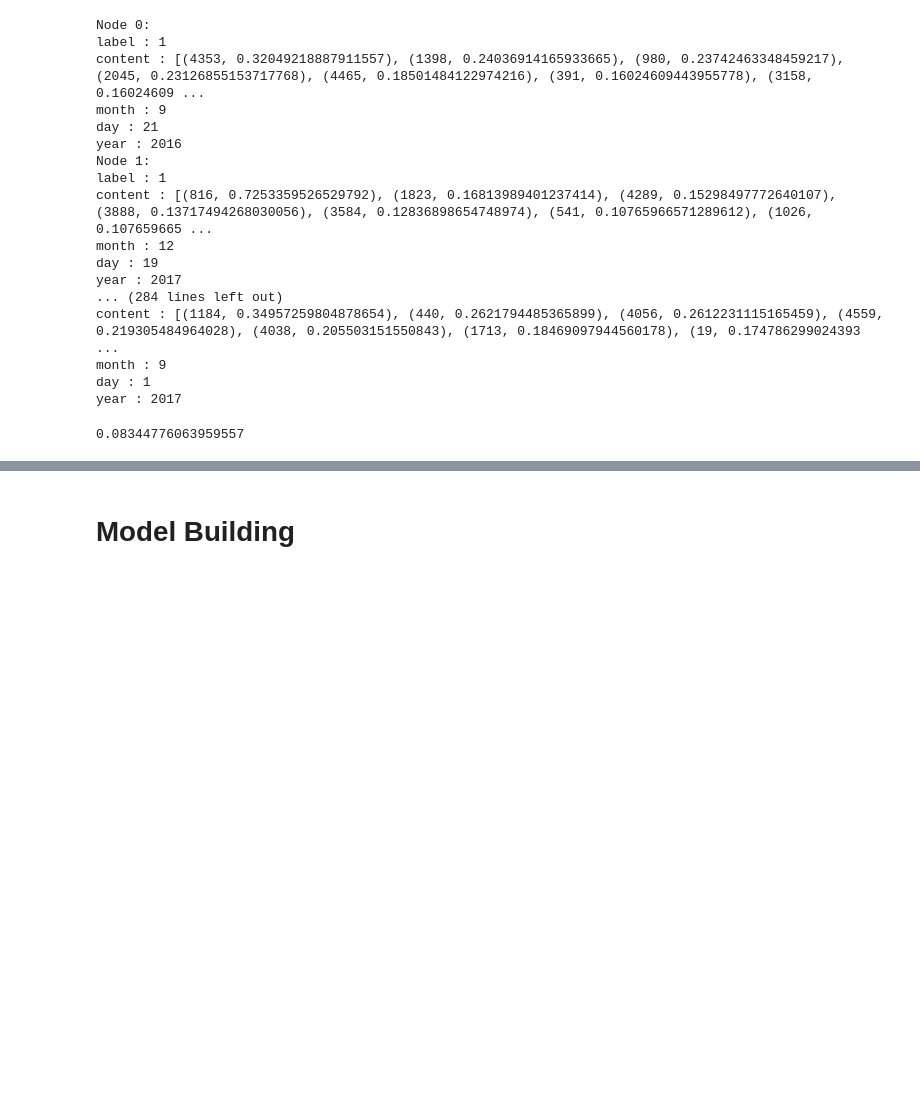
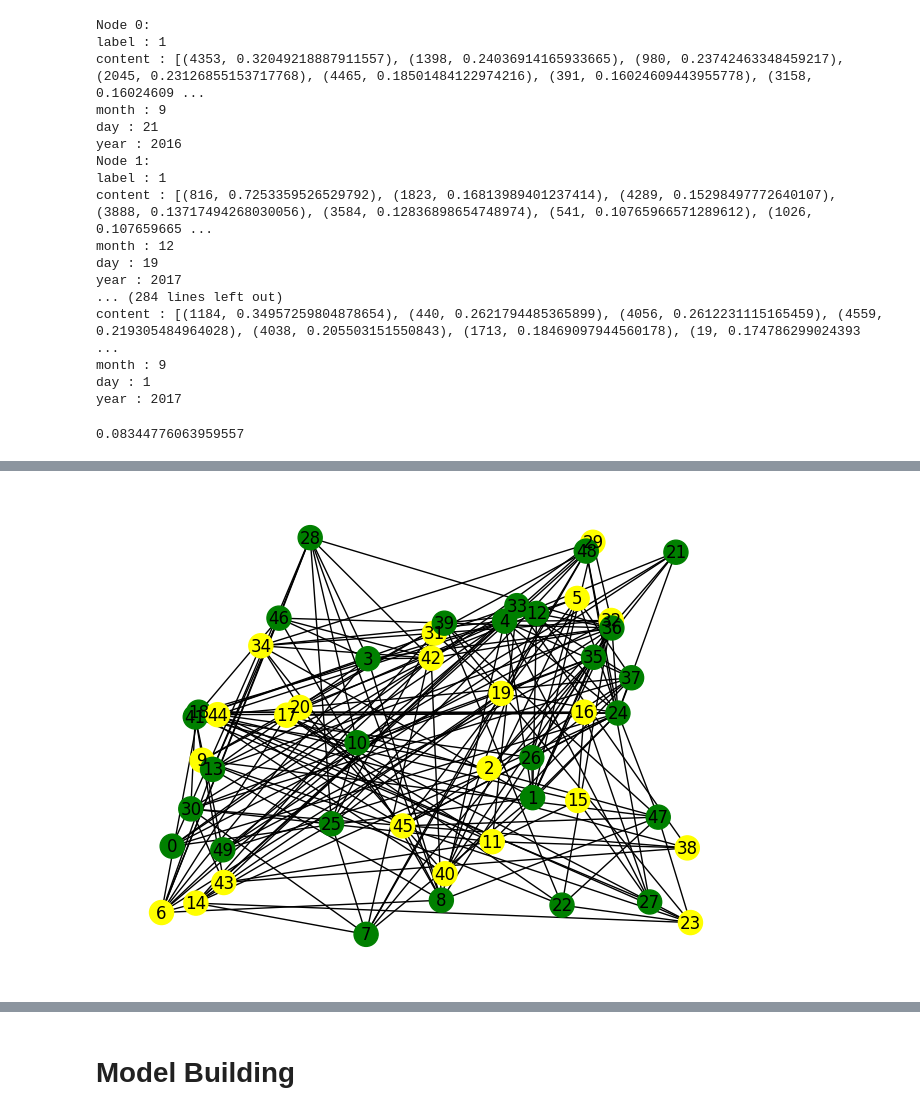
Before and after one commit to manishdotasm/Fake-News-Detection, a Jupyter notebook: new_building.ipynb, the cells around one changed output, grey strips where cells are left out. Drawn from its saved outputs; the diff is of its cells as text; code cells hidden in the pictures; blank space fills up the shorter version.

```diff
--- a/new_building.ipynb
+++ b/new_building.ipynb
@@ -258,0 +146,5 @@ plt.show()
+# %%
+nx.draw_random(G2, with_labels=True, node_color=node_colors)
+plt.show()
+# %% [output]
+[figure, added]
```
Also changed, not shown: parts of 19 cells of this notebook.
